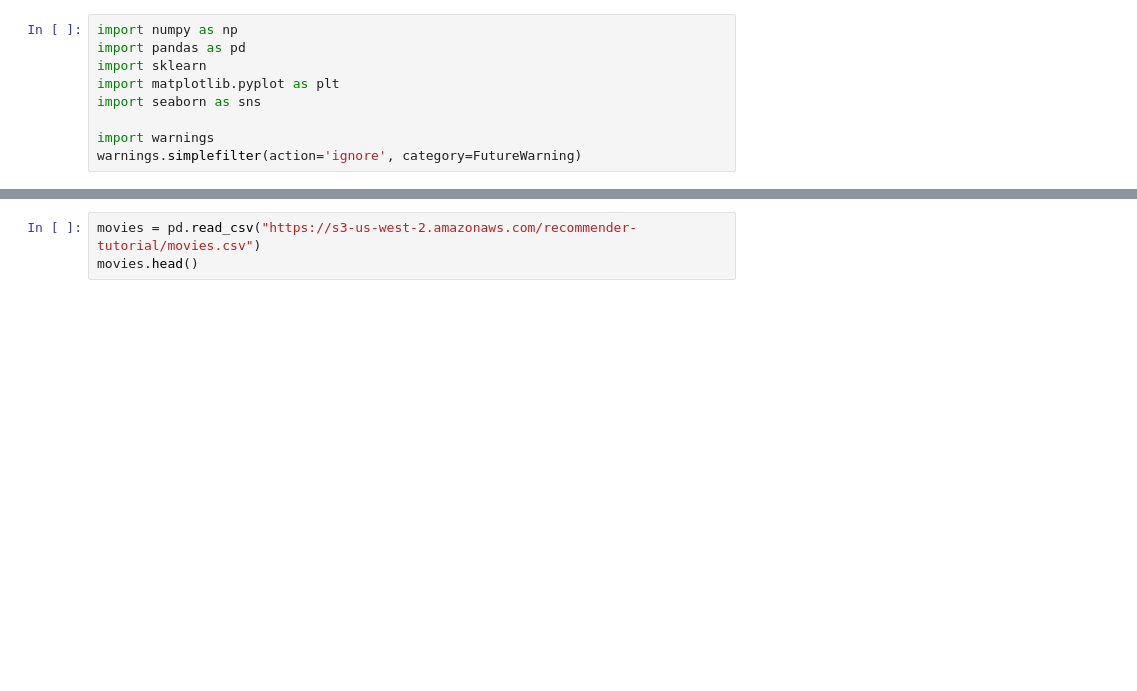
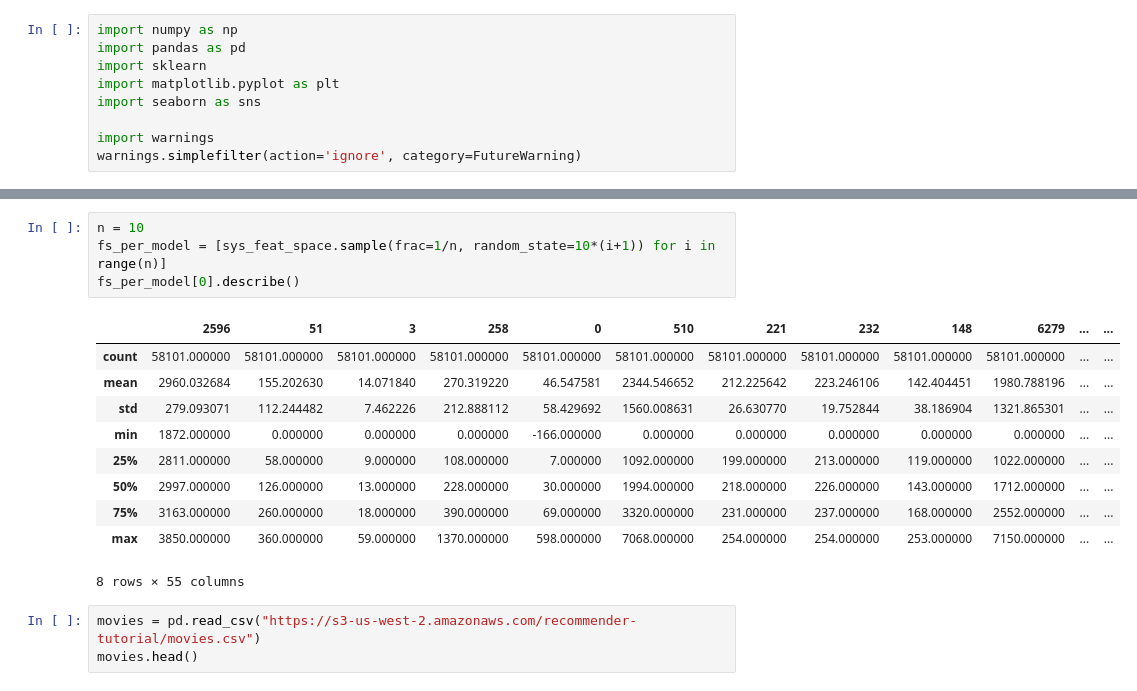
Before and after one commit to BeverlyAb/recommender-tutorial, a Jupyter notebook: part-1-model-model-recommender.ipynb, the cells around one changed output, grey strips where cells are left out. Cells and saved outputs as stored; diff of their text form; blank space fills up the shorter version.

```diff
--- a/part-1-model-model-recommender.ipynb
+++ b/part-1-model-model-recommender.ipynb
@@ -54,3 +47,18 @@ measurements.head()
+# %%
+n = 10
+fs_per_model = [sys_feat_space.sample(frac=1/n, random_state=10*(i+1)) for i in range(n)]
+fs_per_model[0].describe()
+# %% [output]
+|  | 2596 | 51 | 3 | 258 | 0 | 510 | 221 | 232 | 148 | 6279 | ... | ... |
+| count | 58101.000000 | 58101.000000 | 58101.000000 | 58101.000000 | 58101.000000 | 58101.000000 | 58101.000000 | 58101.000000 | 58101.000000 | 58101.000000 | ... | ... |
+| mean | 2960.032684 | 155.202630 | 14.071840 | 270.319220 | 46.547581 | 2344.546652 | 212.225642 | 223.246106 | 142.404451 | 1980.788196 | ... | ... |
+| std | 279.093071 | 112.244482 | 7.462226 | 212.888112 | 58.429692 | 1560.008631 | 26.630770 | 19.752844 | 38.186904 | 1321.865301 | ... | ... |
+| min | 1872.000000 | 0.000000 | 0.000000 | 0.000000 | -166.000000 | 0.000000 | 0.000000 | 0.000000 | 0.000000 | 0.000000 | ... | ... |
+| 25% | 2811.000000 | 58.000000 | 9.000000 | 108.000000 | 7.000000 | 1092.000000 | 199.000000 | 213.000000 | 119.000000 | 1022.000000 | ... | ... |
+| 50% | 2997.000000 | 126.000000 | 13.000000 | 228.000000 | 30.000000 | 1994.000000 | 218.000000 | 226.000000 | 143.000000 | 1712.000000 | ... | ... |
+| 75% | 3163.000000 | 260.000000 | 18.000000 | 390.000000 | 69.000000 | 3320.000000 | 231.000000 | 237.000000 | 168.000000 | 2552.000000 | ... | ... |
+| max | 3850.000000 | 360.000000 | 59.000000 | 1370.000000 | 598.000000 | 7068.000000 | 254.000000 | 254.000000 | 253.000000 | 7150.000000 | ... | ... |
+8 rows × 55 columns
 # %%
 movies = pd.read_csv("https://s3-us-west-2.amazonaws.com/recommender-tutorial/movies.csv")
 movies.head()
```
Also changed, not shown: parts of 4 cells of this notebook.
